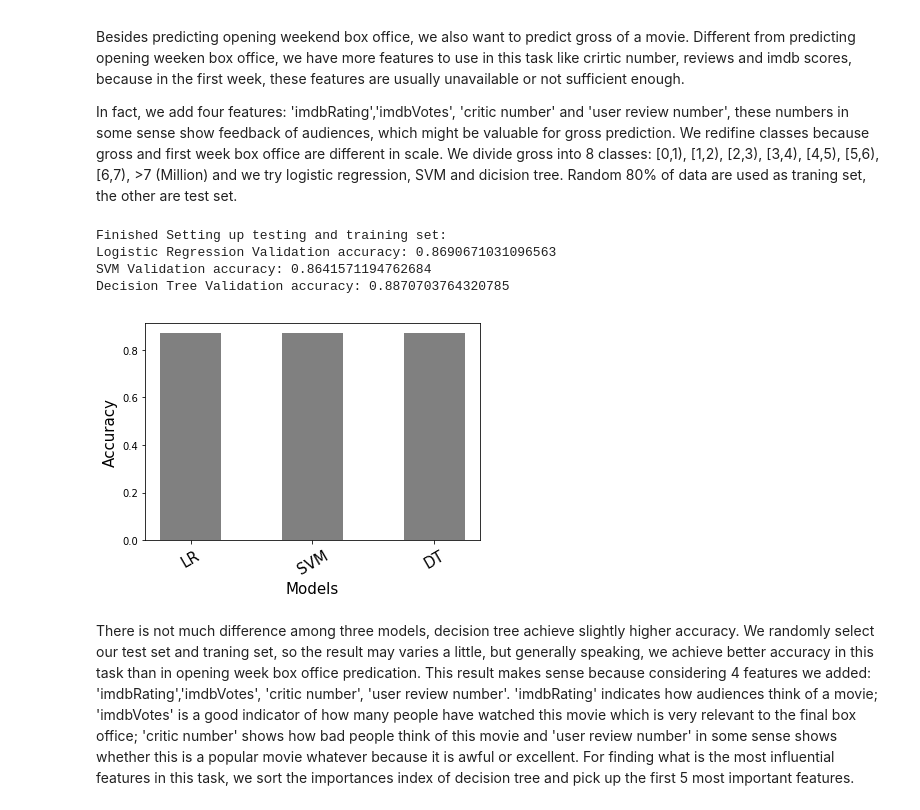
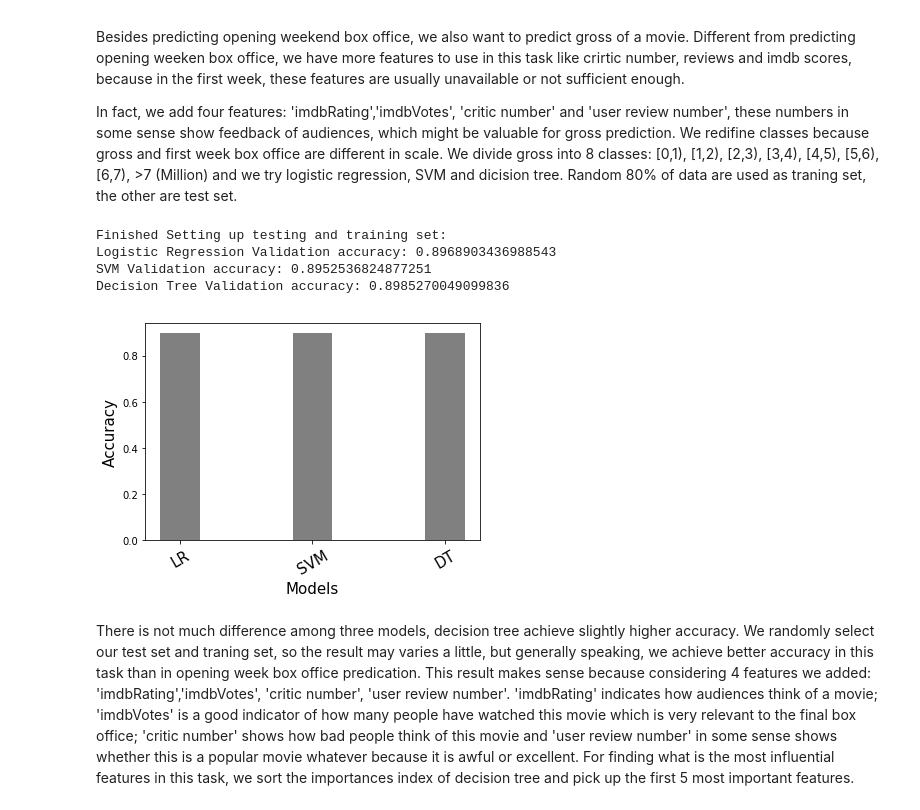
Before and after one commit to cozybed/15-688-movie_predictor, a Jupyter notebook: final_report/rp_scratch.ipynb, the cells around one changed output. Drawn from its saved outputs; the diff is of its cells as text; code cells hidden in the pictures.

```diff
--- a/final_report/rp_scratch.ipynb
+++ b/final_report/rp_scratch.ipynb
@@ -359,0 +377,28 @@ As we can tell from the rankings, influential productions are all well-known pro
+# %%
+encoded_matrix = []
+for column in features:
+    column_map, column_Matrix = one_hot_encoding_column(df,column)
+    encoded_matrix.append(column_Matrix)
+
+t_Matrix = np.concatenate(encoded_matrix, axis=1)
+x_train = t_Matrix[df['Year'] != 2017]
+x_test = t_Matrix[df['Year'] == 2017 ]
+
+y_train = [o for o in df[df['Year']!=2017]['Oscar']]
+y_test = [o for o in df[df['Year']==2017]['Oscar']]
+
+clf_l2_LR = LogisticRegression(multi_class="multinomial", solver = 'lbfgs', \
+        class_weight ='balanced', random_state = 2)
+clf_l2_LR.fit(x_train, y_train)
+y_predit = clf_l2_LR.predict(x_test)
+prob = clf_l2_LR.predict_proba(x_test)
+print ("Accuracy score: ", clf_l2_LR.score(x_test, y_test), "\n")
+
+prediction = {}
+for i in range (len(x_test)):
+    prediction[df[df['Year']==2017].iloc[i].Title] = (df[df['Year']==2017].iloc[i].Title+ " is " + \
+                                                      str(round(prob[i][1] * 100,2)) + "% positive, "\
+                                                      + str(round(prob[i][0]*100,2)) + "% negative to go to the Oscar."  )
+
+
+prediction['Dunkirk']
@@ -450,20 +498,20 @@ print("Decision Tree Validation accuracy:", np.mean(y_p==y_test))
 values.append(np.mean(y_predit==y_test))
 # %% [output]
 Finished Setting up testing and training set:
-Logistic Regression Validation accuracy: 0.8690671031096563
-SVM Validation accuracy: 0.8641571194762684
-Decision Tree Validation accuracy: 0.8870703764320785
+Logistic Regression Validation accuracy: 0.8968903436988543
+SVM Validation accuracy: 0.8952536824877251
+Decision Tree Validation accuracy: 0.8985270049099836
 # %%
 keys = ['LR', 'SVM', 'DT']
 index = range(len(keys))
 ax=plt.subplot(111)
-plt.bar(index, values, 0.5, color="grey")
+plt.bar(index, values, 0.3, color="grey")
 plt.xticks(index, keys, fontsize=15, rotation=30)
 plt.ylabel('Accuracy',fontsize=15)
 ax.set_xlabel("Models",fontsize=15)
 plt.show()
 # %% [output]
-[figure, old version]
+[figure, new version]
 # %% [markdown]
 There is not much difference among three models, decision tree achieve slightly higher accuracy. We randomly select our test set and traning set, so the result may varies a little, but generally speaking, we achieve better accuracy in this task than in opening week box office predication. This result makes sense because considering 4 features we added: 'imdbRating','imdbVotes', 'critic number', 'user review number'. 'imdbRating' indicates how audiences think of a movie; 'imdbVotes' is a good indicator of how many people have watched this movie which is very relevant to the final box office; 'critic number' shows how bad people think of this movie and 'user review number' in some sense shows whether this is a popular movie whatever because it is awful or excellent. For finding what is the most influential features in this task, we sort the importances index of decision tree and pick up the first 5 most important features.
 # %%
```
Also changed, not shown: parts of 5 cells of this notebook.
